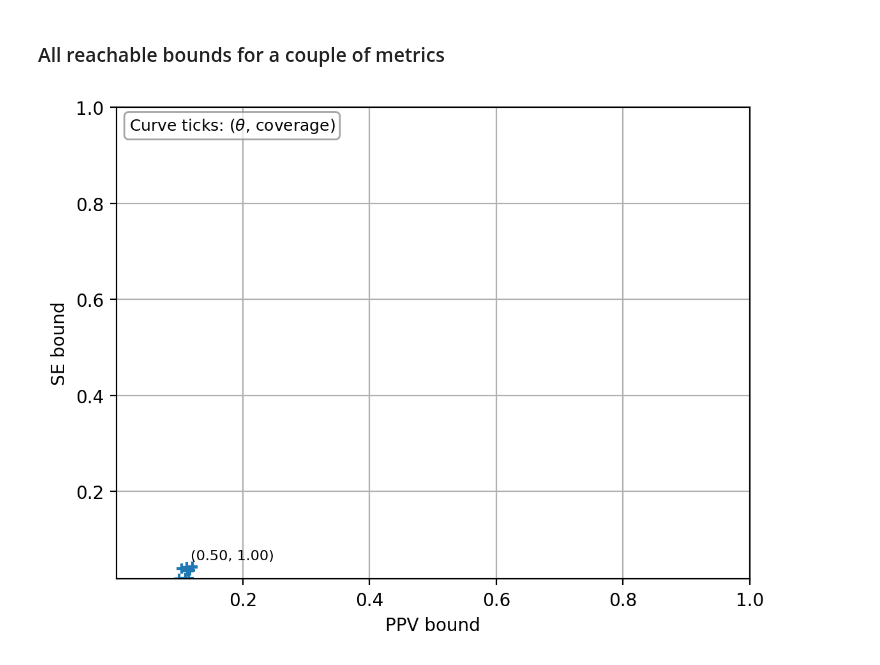
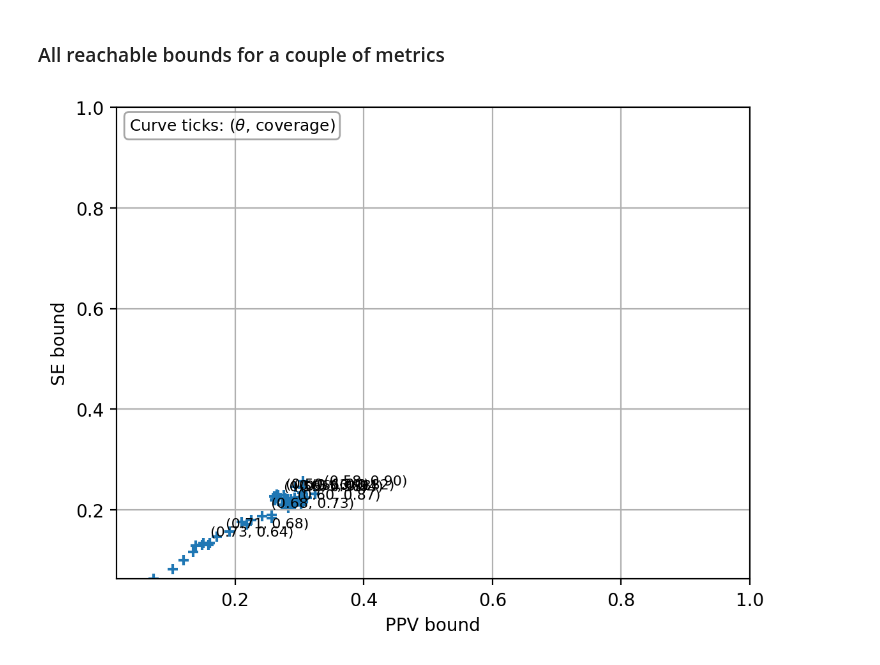
Before and after one commit to EmilienJemelen/selective-classification, a Jupyter notebook: experiments/PIMA/joint_control.ipynb, the cells around one changed output. Saved outputs shown, nothing was run; the diff lists cells and outputs as text; code cells hidden in the pictures.

```diff
--- a/experiments/PIMA/joint_control.ipynb
+++ b/experiments/PIMA/joint_control.ipynb
@@ -41,5 +40,5 @@ GPU Name: NVIDIA GeForce RTX 4060
 # %%
-sgr_df = pickle.load(open('sgr_set_svm','rb'))
+sgr_df = pickle.load(open('sgr_set_log_reg','rb'))
 sgr_df = sgr_df.sample(frac=1, random_state=0)
 print(sgr_df.shape)
 sgr_df.head()
@@ -55,7 +54,7 @@ sgr_df.head()
 balance = None
 sgr_df = generate_imbalanced_datasets(sgr_df, [balance])[0].sample(frac=1, random_state=0)
 # %%
-delta = 0.001
+delta = 0.01
 # %%
 train_set = sgr_df.iloc[:2*int(len(sgr_df)/3)]
 train_set = train_set.sort_values('kappa', ascending=True).reset_index(drop=True).copy()
@@ -160,32 +159,32 @@ all_bounds = reachable_bounds(metrics, sgr_df, delta, steps=100)
 # %%
 metric1 = 'PPV'
 metric2 = 'SE'
 
 x = all_bounds[metric1]
 y = all_bounds[metric2]
 labels = list(zip(all_bounds['thetas'], all_bounds['coverages']))
 
 plt.scatter(x=x, y=y, marker = '+')
 plt.xlabel(metric1 + ' bound')
 plt.ylabel(metric2 + ' bound')
 plt.grid()
 
 # Choose 10 evenly spaced indices along the curve
-num_labels = 5
+num_labels = 20
 indices = np.linspace(0, len(x) - 1, num=num_labels, dtype=int)
 
 for j in indices:
     label = f'({labels[j][0]:.2f}, {labels[j][1]:.2f})'
     plt.annotate(label, (x[j], y[j]), textcoords="offset points", xytext=(5,5), ha='left', fontsize=8)
 
 # Add a single legend-like text to explain the annotations
 plt.text(0.02, 0.98, r'Curve ticks: ($\theta$, coverage)',
          transform=plt.gca().transAxes,
          fontsize=9, verticalalignment='top', horizontalalignment='left',
          bbox=dict(boxstyle="round,pad=0.3", facecolor="white", edgecolor="gray", alpha=0.7))
 
 plt.xlim(max(0,min(x))*0.99,1)
 plt.ylim(max(0,min(y))*0.99,1)
 plt.show()
 # %% [output]
-[figure, old version]
+[figure, new version]
```
Also changed, not shown: parts of 3 cells of this notebook, 5 other files.
